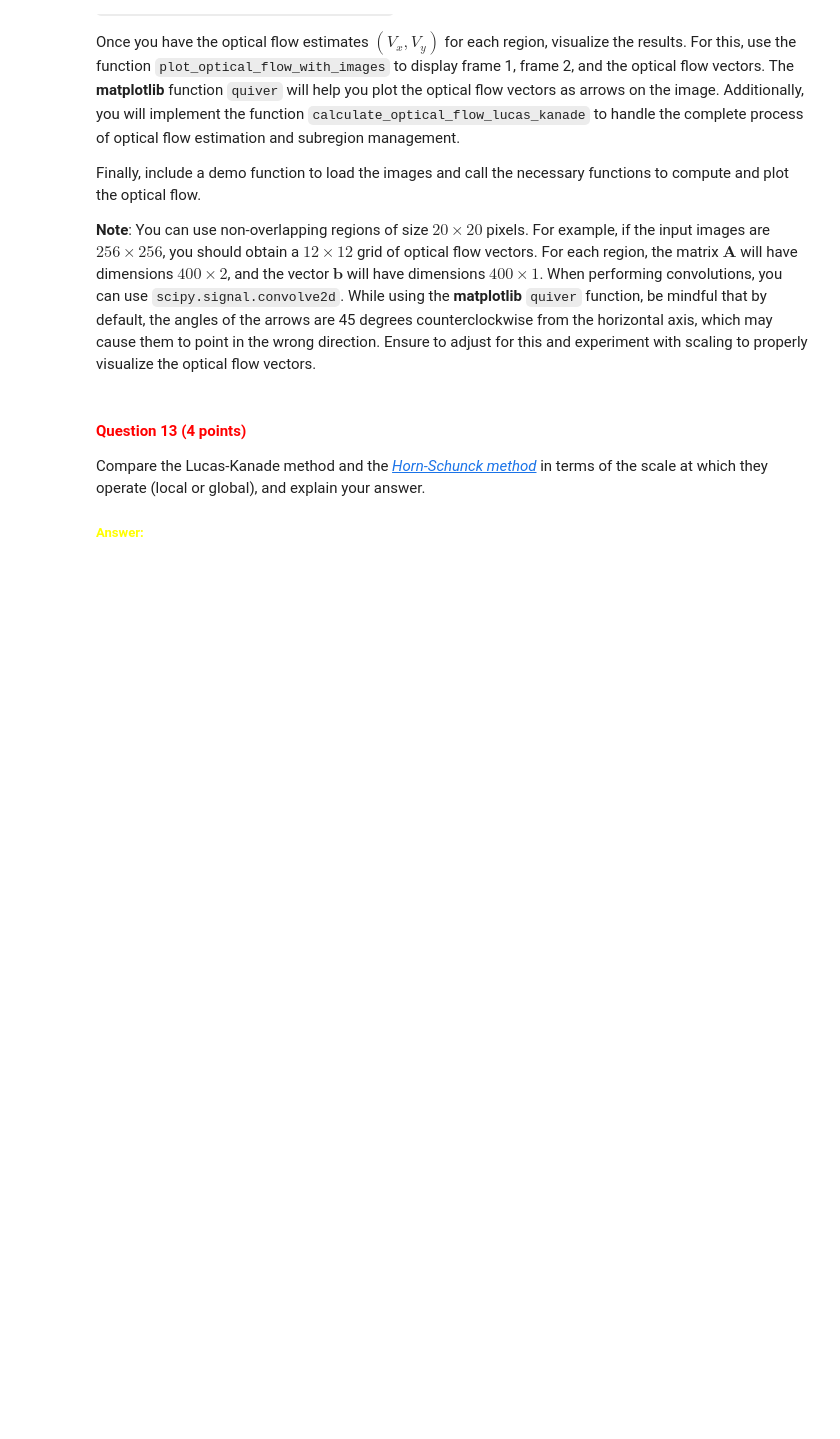
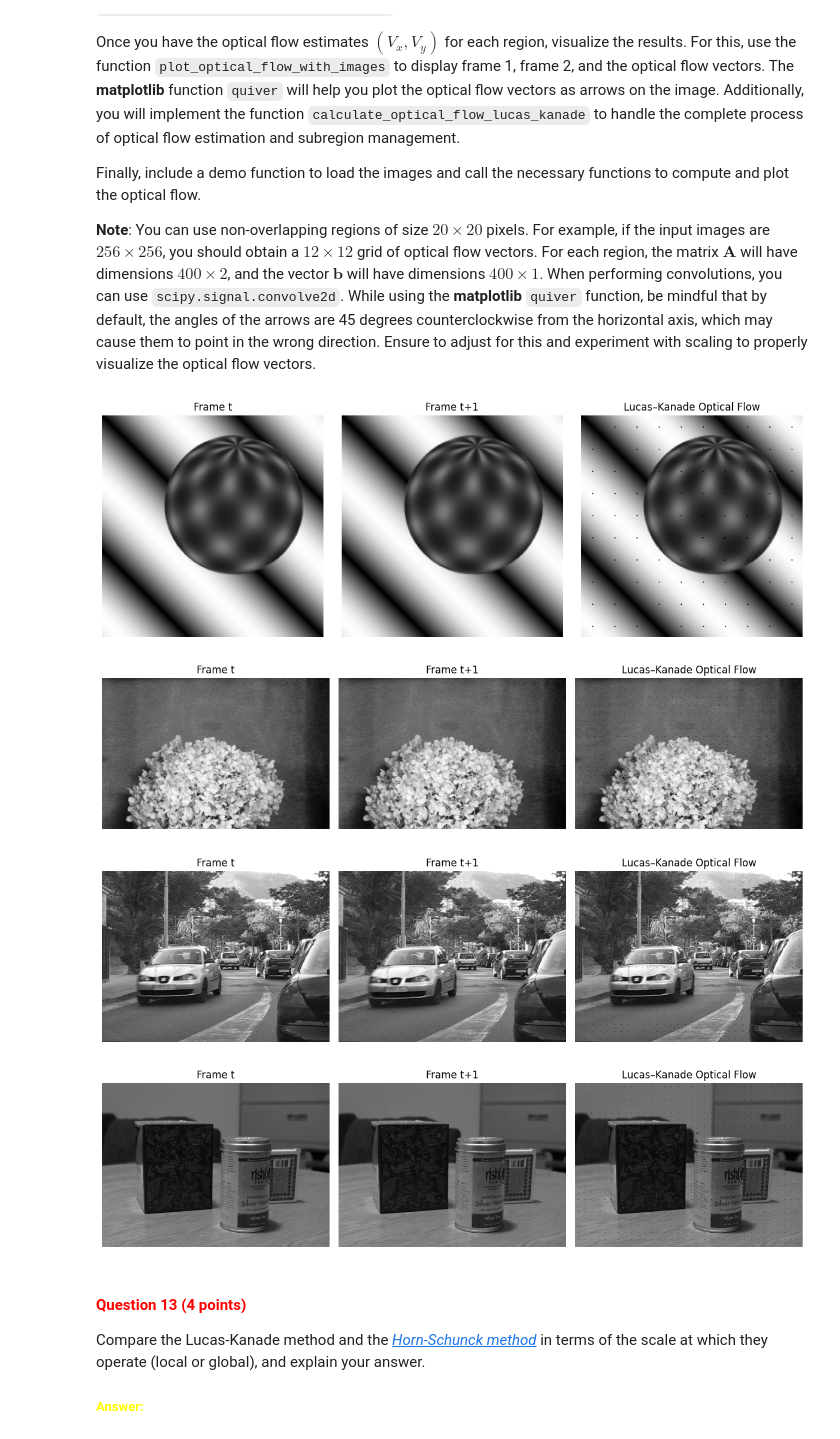
Before and after one commit to ozillan/cv1-lab-3, a Jupyter notebook: cv1-lab-3.ipynb, the cells around one changed output. Drawn from its saved outputs; the diff is of its cells as text; code cells hidden in the pictures; blank space fills up the shorter version.

```diff
--- a/cv1-lab-3.ipynb
+++ b/cv1-lab-3.ipynb
@@ -680,6 +746,34 @@ def plot_optical_flow_with_images(image_time_0, image_time_1, subregion_centers,
         None. Displays the subplot with optical flow and images.
     """
 
-    # YOUR CODE HERE
+    centers = np.asarray(subregion_centers)
+    cx = centers[:, 0]
+    cy = centers[:, 1]
+    U = np.asarray(flow_vectors_x, dtype=np.float32)
+    V = np.asarray(flow_vectors_y, dtype=np.float32)
+
+    plt.figure(figsize=(12, 4))
+
+    # Frame t
+    plt.subplot(1, 3, 1)
+    plt.imshow(image_time_0, cmap="gray")
+    plt.title("Frame t")
+    plt.axis("off")
+
+    # Frame t+1
+    plt.subplot(1, 3, 2)
+    plt.imshow(image_time_1, cmap="gray")
+    plt.title("Frame t+1")
+    plt.axis("off")
+
+    # Flow on top of Frame t
+    plt.subplot(1, 3, 3)
+    plt.imshow(image_time_0, cmap="gray")
+    plt.quiver(cx, cy, U, V, angles="xy", scale_units="xy", scale=1)
+    plt.title("Lucas–Kanade Optical Flow")
+    plt.axis("off")
+
+    plt.tight_layout()
+    plt.show()
 
     return
@@ -688,3 +780,19 @@ def plot_optical_flow_with_images(image_time_0, image_time_1, subregion_centers,
+# %%
+def demo_optical_flow_pair(img_path_t0, img_path_t1, region_size=20):
+    g0 = convert_image_to_grayscale(img_path_t0)
+    g1 = convert_image_to_grayscale(img_path_t1)
+    centers, Vx, Vy = calculate_optical_flow_lucas_kanade(g0, g1, region_size=region_size)
+    plot_optical_flow_with_images(g0, g1, centers, Vx, Vy)
+
+demo_optical_flow_pair("./images/sphere1.jpg", "./images/sphere2.jpg", region_size=20)
+demo_optical_flow_pair("./images/plant1.jpg", "./images/plant2.jpg", region_size=20)
+demo_optical_flow_pair("./images/car1.jpg", "./images/car2.jpg", region_size=20)
+demo_optical_flow_pair("./images/table1.jpg", "./images/table2.jpg", region_size=20)
+# %% [output]
+[figure, added]
+[figure, added]
+[figure, added]
+[figure, added]
 # %% [markdown]
 <a id="question-13"></a>
 #### <font color='#FF0000'>Question 13 (4 points)</font>
```
Also changed, not shown: parts of 15 cells of this notebook.
